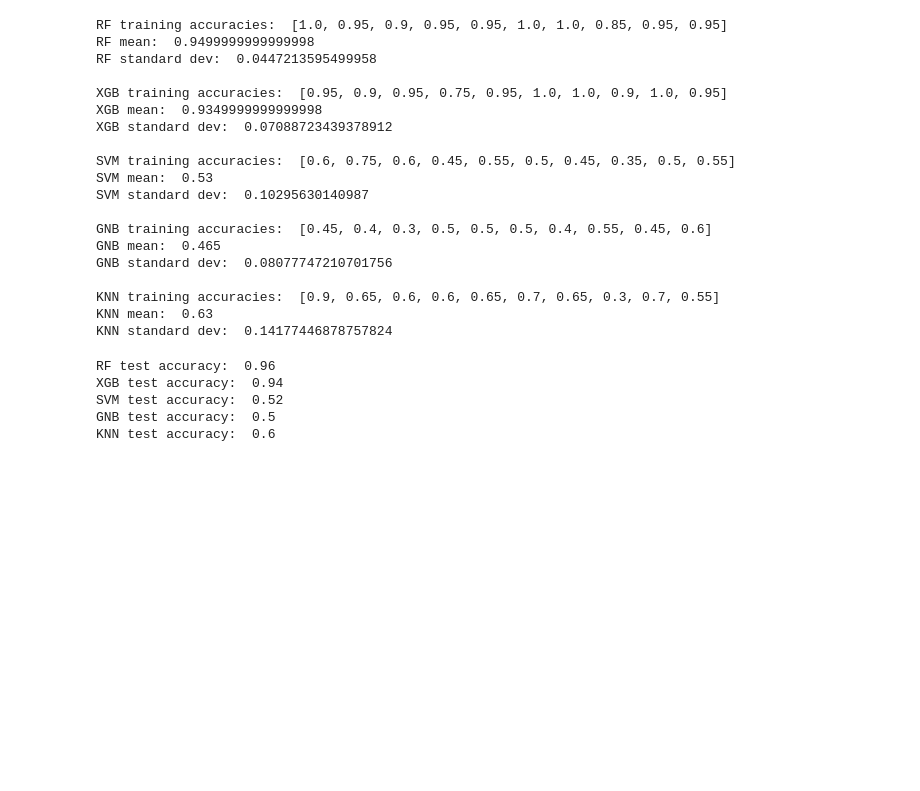
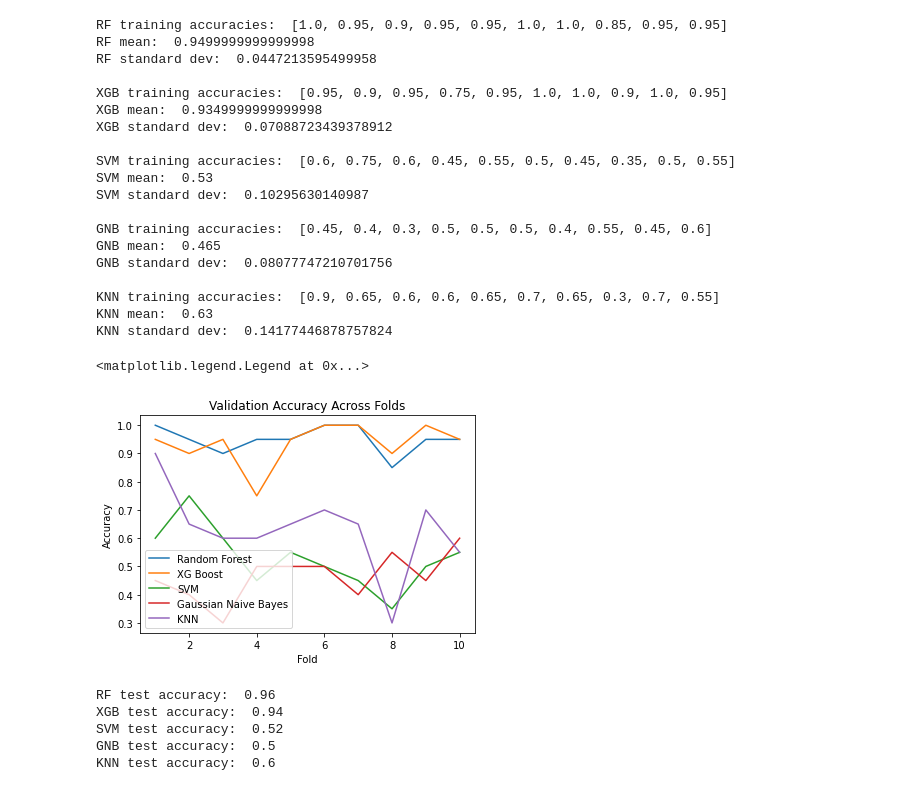
Before and after one commit to shushkovsky/02-518-Pancreatic-Cancer-Detection-Project, a Jupyter notebook: PancreaticCancerDetection.ipynb, the cells around one changed output. Cells and saved outputs as stored; diff of their text form; code cells hidden in the pictures; blank space fills up the shorter version.

```diff
--- a/PancreaticCancerDetection.ipynb
+++ b/PancreaticCancerDetection.ipynb
@@ -629,6 +641,7 @@ xgb_ncbi_scores = []
 svm_ncbi_scores = []
 gnb_ncbi_scores = []
 knn_ncbi_scores = []
+foldsList = [i for i in range(1,11)]
 
 X = train_ncbi_data
 kf = KFold(n_splits=10)
@@ -713,6 +726,22 @@ GNB standard dev:  0.08077747210701756
 KNN training accuracies:  [0.9, 0.65, 0.6, 0.6, 0.65, 0.7, 0.65, 0.3, 0.7, 0.55]
 KNN mean:  0.63
 KNN standard dev:  0.14177446878757824
+# %%
+#Plot Validation Accuracy
+plt.plot(foldsList, rf_ncbi_scores, label="Random Forest")
+plt.plot(foldsList, xgb_ncbi_scores, label="XG Boost")
+plt.plot(foldsList, svm_ncbi_scores, label="SVM")
+plt.plot(foldsList, gnb_ncbi_scores, label="Gaussian Naive Bayes")
+plt.plot(foldsList, knn_ncbi_scores, label="KNN")
+
+
+plt.title("Validation Accuracy Across Folds")
+plt.xlabel("Fold")
+plt.ylabel("Accuracy")
+plt.legend()
+# %% [output]
+<matplotlib.legend.Legend at 0x...>
+[figure, added]
 # %%
 # set up test data
 X_test = test_ncbi_data.drop(columns=['Diagnosis'])
```
Also changed, not shown: parts of 8 cells of this notebook.
